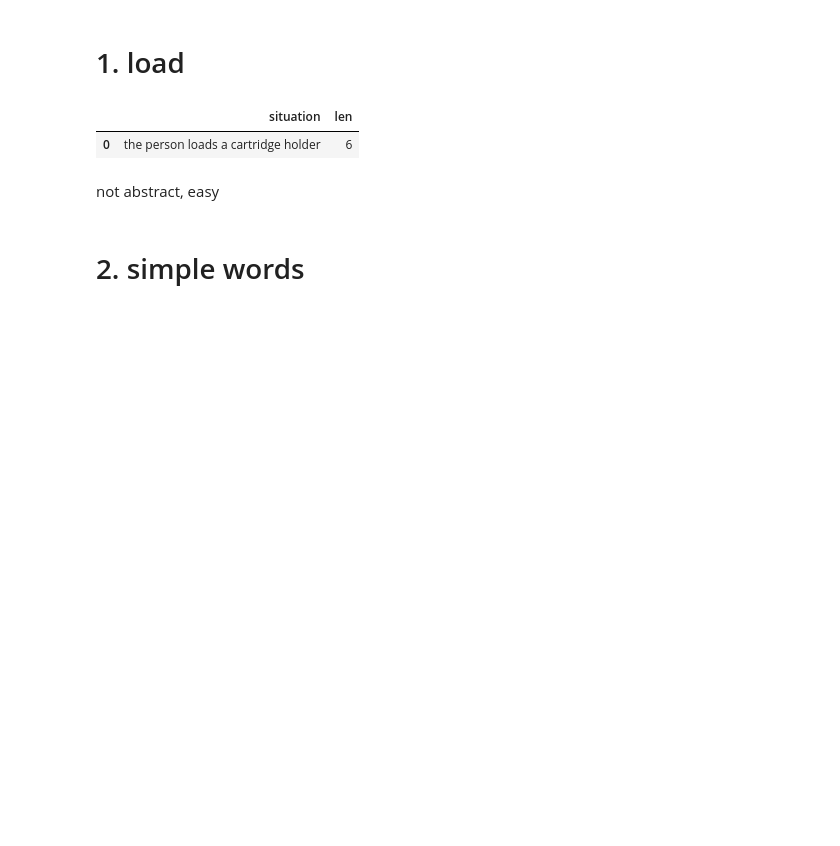
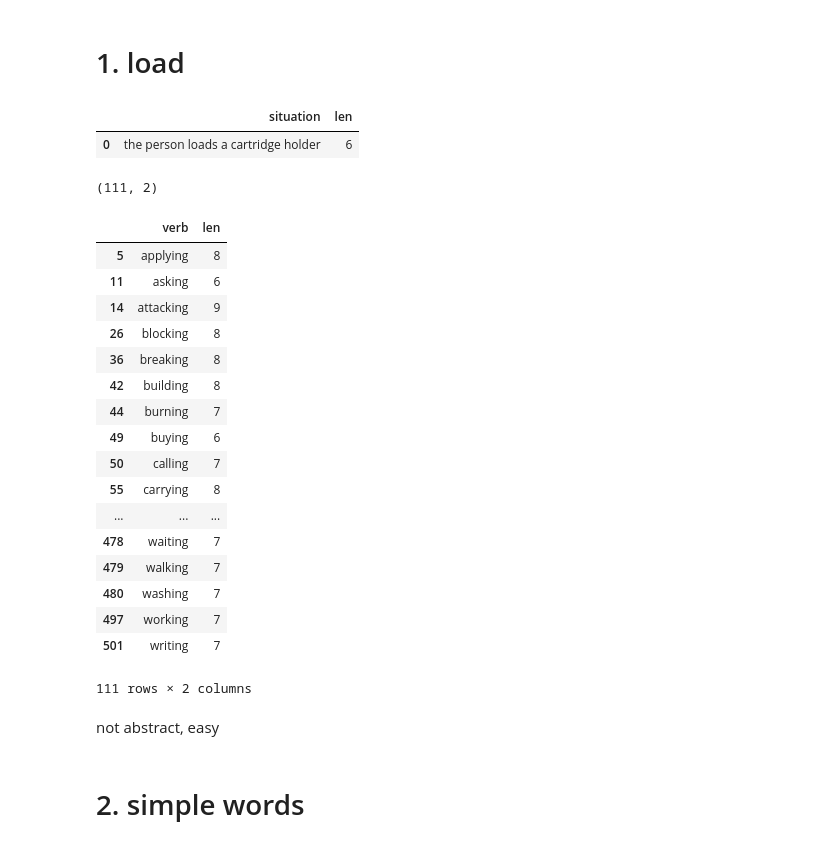
Before and after one commit to drschwenk/pictionary, a Jupyter notebook: eda.ipynb, the cells around one changed output. Cells and saved outputs as stored; diff of their text form; code cells hidden in the pictures; blank space fills up the shorter version.

```diff
--- a/eda.ipynb
+++ b/eda.ipynb
@@ -88,6 +93,38 @@ situations_df.head(1)
 # %% [output]
 |  | situation | len |
 | 0 | the person loads a cartridge holder | 6 |
+# %%
+def least_common_word(sent):
+    wlfs = [zipf_frequency(w, 'en') for w in sent.split()]
+    lowest_freq = min(wlfs)
+    return lowest_freq > 4
+# %%
+common_verbs = verb_df[verb_df['verb'].apply(lambda x: least_common_word(x))]
+# %%
+common_verbs.shape
+# %% [output]
+(111, 2)
+# %%
+common_verbs
+# %% [output]
+|  | verb | len |
+| 5 | applying | 8 |
+| 11 | asking | 6 |
+| 14 | attacking | 9 |
+| 26 | blocking | 8 |
+| 36 | breaking | 8 |
+| 42 | building | 8 |
+| 44 | burning | 7 |
+| 49 | buying | 6 |
+| 50 | calling | 7 |
+| 55 | carrying | 8 |
+| ... | ... | ... |
+| 478 | waiting | 7 |
+| 479 | walking | 7 |
+| 480 | washing | 7 |
+| 497 | working | 7 |
+| 501 | writing | 7 |
+111 rows × 2 columns
 # %%
 # _ = situations_df['len'].hist(bins=12)
 # %%
```
Also changed, not shown: parts of 86 cells of this notebook.
